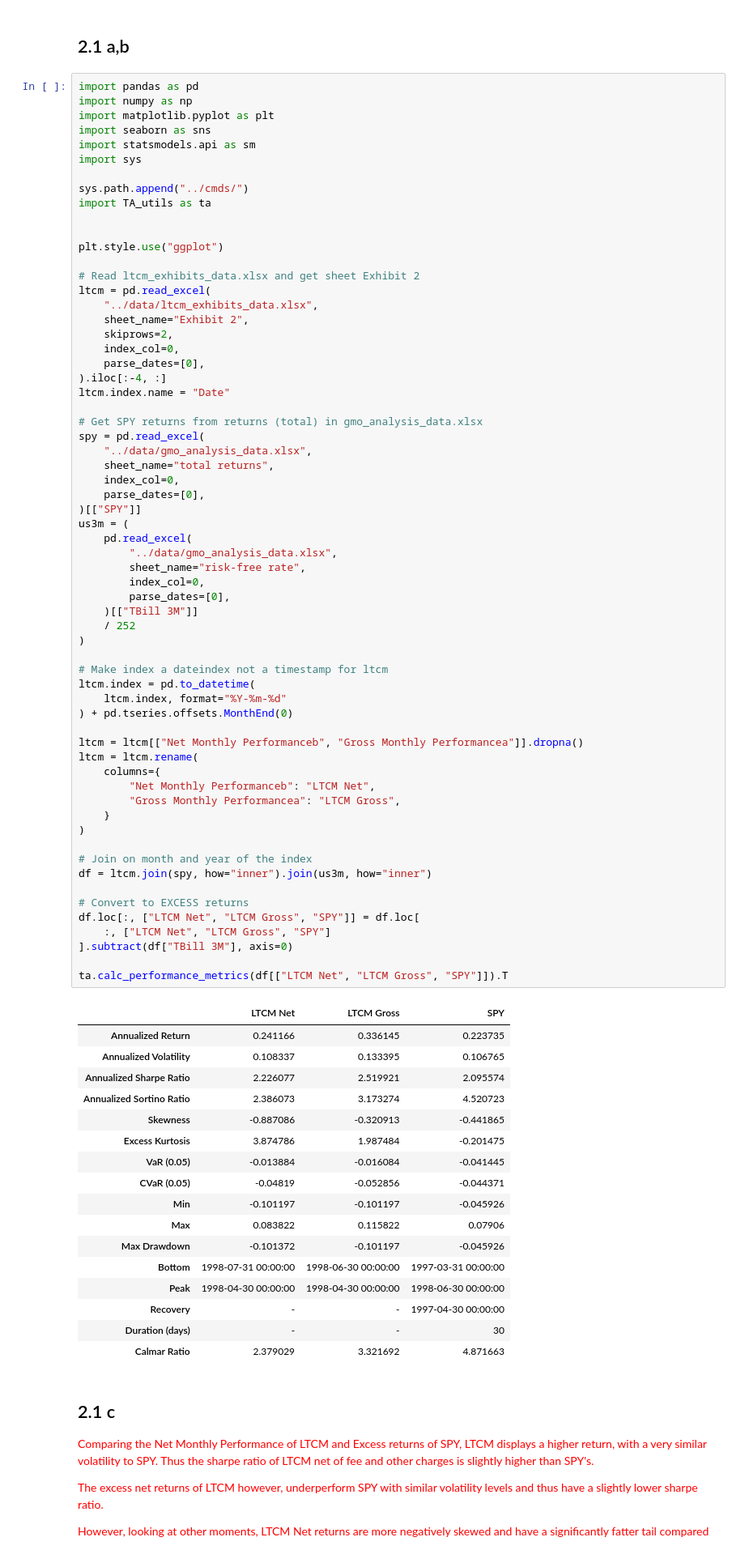
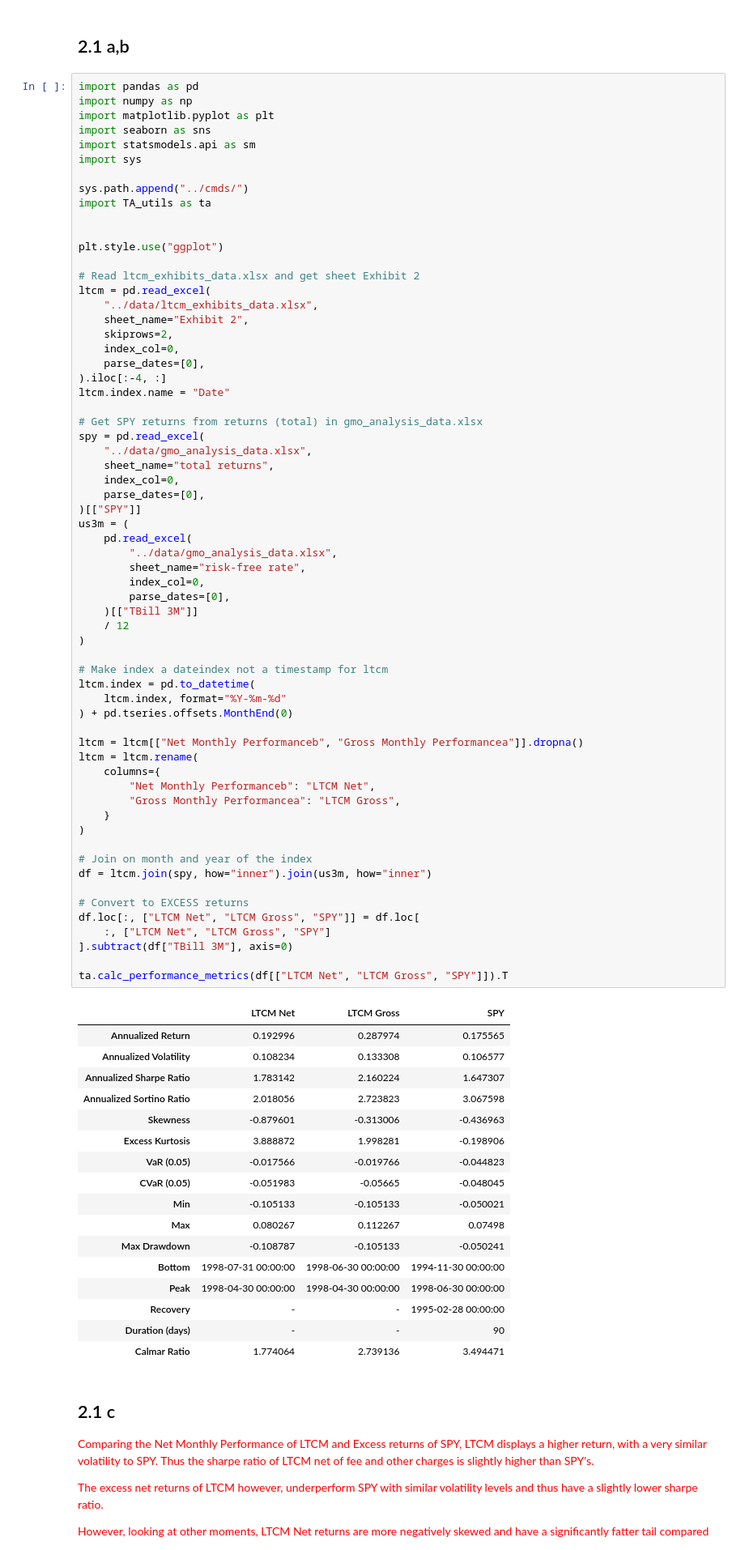
Before and after one commit to MarkHendricks/finm-portfolio-2024, a Jupyter notebook: homework/Solution Homework 8.ipynb, the cells around one changed output. Shown: that part at 81% size. Cells and saved outputs as stored; diff of their text form.

```diff
--- a/homework/Solution Homework 8.ipynb
+++ b/homework/Solution Homework 8.ipynb
@@ -141,50 +141,50 @@ us3m = (
         sheet_name="risk-free rate",
         index_col=0,
         parse_dates=[0],
     )[["TBill 3M"]]
-    / 252
+    / 12
 )
 
 # Make index a dateindex not a timestamp for ltcm
 ltcm.index = pd.to_datetime(
     ltcm.index, format="%Y-%m-%d"
 ) + pd.tseries.offsets.MonthEnd(0)
 
 ltcm = ltcm[["Net Monthly Performanceb", "Gross Monthly Performancea"]].dropna()
 ltcm = ltcm.rename(
     columns={
         "Net Monthly Performanceb": "LTCM Net",
         "Gross Monthly Performancea": "LTCM Gross",
     }
 )
 
 # Join on month and year of the index
 df = ltcm.join(spy, how="inner").join(us3m, how="inner")
 
 # Convert to EXCESS returns
 df.loc[:, ["LTCM Net", "LTCM Gross", "SPY"]] = df.loc[
     :, ["LTCM Net", "LTCM Gross", "SPY"]
 ].subtract(df["TBill 3M"], axis=0)
 
 ta.calc_performance_metrics(df[["LTCM Net", "LTCM Gross", "SPY"]]).T
 # %% [output]
 |  | LTCM Net | LTCM Gross | SPY |
-| Annualized Return | 0.241166 | 0.336145 | 0.223735 |
-| Annualized Volatility | 0.108337 | 0.133395 | 0.106765 |
-| Annualized Sharpe Ratio | 2.226077 | 2.519921 | 2.095574 |
-| Annualized Sortino Ratio | 2.386073 | 3.173274 | 4.520723 |
-| Skewness | -0.887086 | -0.320913 | -0.441865 |
-| Excess Kurtosis | 3.874786 | 1.987484 | -0.201475 |
-| VaR (0.05) | -0.013884 | -0.016084 | -0.041445 |
-| CVaR (0.05) | -0.04819 | -0.052856 | -0.044371 |
-| Min | -0.101197 | -0.101197 | -0.045926 |
-| Max | 0.083822 | 0.115822 | 0.07906 |
-| Max Drawdown | -0.101372 | -0.101197 | -0.045926 |
-| Bottom | 1998-07-31 00:00:00 | 1998-06-30 00:00:00 | 1997-03-31 00:00:00 |
+| Annualized Return | 0.192996 | 0.287974 | 0.175565 |
+| Annualized Volatility | 0.108234 | 0.133308 | 0.106577 |
+| Annualized Sharpe Ratio | 1.783142 | 2.160224 | 1.647307 |
+| Annualized Sortino Ratio | 2.018056 | 2.723823 | 3.067598 |
+| Skewness | -0.879601 | -0.313006 | -0.436963 |
+| Excess Kurtosis | 3.888872 | 1.998281 | -0.198906 |
+| VaR (0.05) | -0.017566 | -0.019766 | -0.044823 |
+| CVaR (0.05) | -0.051983 | -0.05665 | -0.048045 |
+| Min | -0.105133 | -0.105133 | -0.050021 |
+| Max | 0.080267 | 0.112267 | 0.07498 |
+| Max Drawdown | -0.108787 | -0.105133 | -0.050241 |
+| Bottom | 1998-07-31 00:00:00 | 1998-06-30 00:00:00 | 1994-11-30 00:00:00 |
 | Peak | 1998-04-30 00:00:00 | 1998-04-30 00:00:00 | 1998-06-30 00:00:00 |
-| Recovery | - | - | 1997-04-30 00:00:00 |
-| Duration (days) | - | - | 30 |
-| Calmar Ratio | 2.379029 | 3.321692 | 4.871663 |
+| Recovery | - | - | 1995-02-28 00:00:00 |
+| Duration (days) | - | - | 90 |
+| Calmar Ratio | 1.774064 | 2.739136 | 3.494471 |
 # %% [markdown]
 ## 2.1 c
 
```
Also changed, not shown: parts of 3 cells of this notebook.
